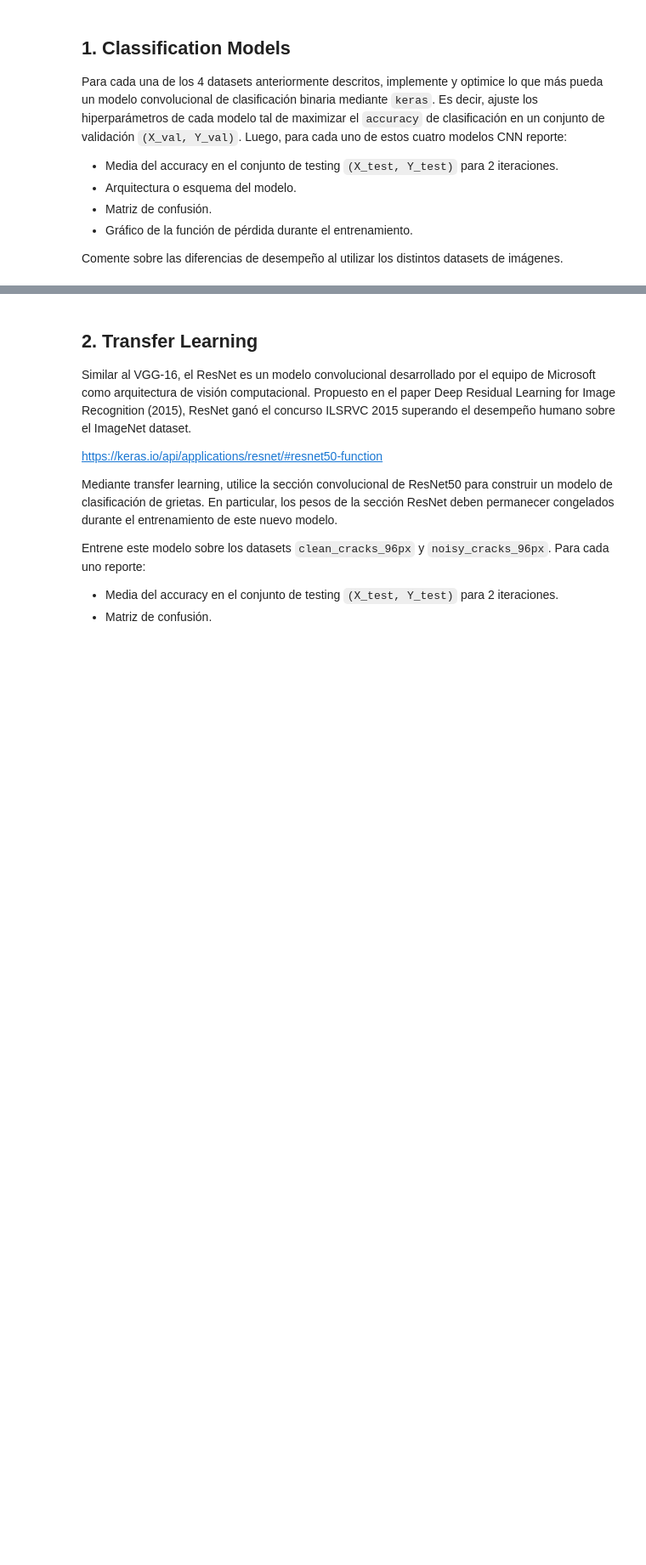
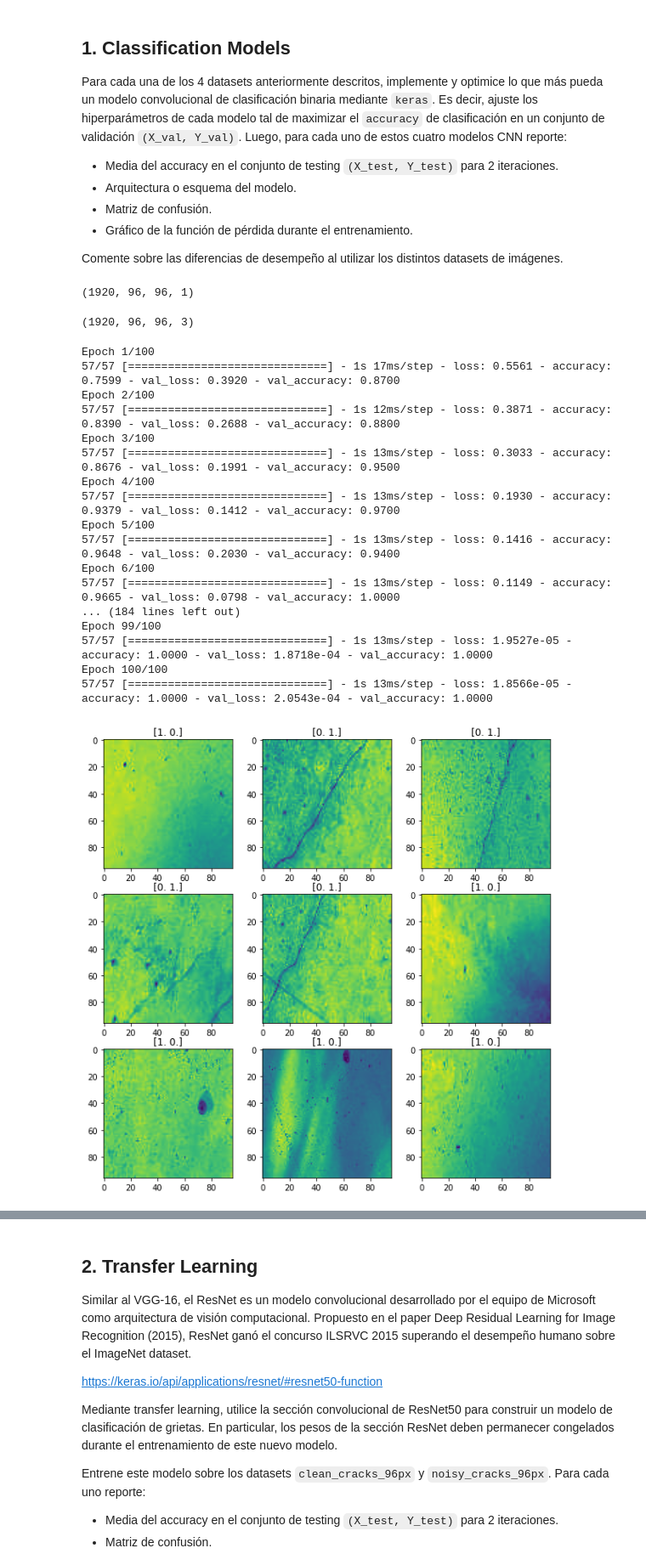
Before and after one commit to MartinVIllesca/ME7260-Aprendizaje-Profundo-en-Diagnostico-y-Pronostico-de-Fallas, a Jupyter notebook: t2/tarea_02.ipynb, the cells around one changed output, grey strips where cells are left out. Shown at 85% size. Drawn from its saved outputs; the diff is of its cells as text; code cells hidden in the pictures; blank space fills up the shorter version.

```diff
--- a/t2/tarea_02.ipynb
+++ b/t2/tarea_02.ipynb
@@ -83,0 +197,33 @@ Comente sobre las diferencias de desempeño al utilizar los distintos datasets d
+# %%
+# carga de datos
+def cargaDatos(archivo, imshape):
+    with np.load(archivo) as data:
+        X_train = data['X_train'].reshape((-1, imshape, imshape, 1))
+        Y_train = to_categorical(data['Y_train'], num_classes=2)
+        X_test = data['X_test'].reshape((-1, imshape, imshape, 1))
+        Y_test = data['Y_test']
+    return X_train, Y_train, X_test, Y_test
+
+def crearModelo(input_shape):
+    model = models.Sequential()
+    model.add(layers.Conv2D(32, (3, 3), activation='relu', input_shape=input_shape))
+    model.add(layers.Conv2D(32, (3, 3), activation='relu'))
+    model.add(layers.MaxPooling2D((2, 2)))
+    model.add(layers.Flatten())
+    model.add(layers.Dense(64, activation='relu'))
+    model.add(layers.Dense(32, activation='relu'))
+    model.add(layers.Dense(2))
+
+    return model
+# %%
+def stackear(vector):
+    stacked = np.stack([vector, vector, vector], axis=3)
+    return stacked
+# %%
+X_train, _,_,_ = cargaDatos('/content/datasets/clean_cracks_96px.npz', 96)
+
+print(X_train.shape)
+stackear(X_train).reshape((-1,96,96,3)).shape
+# %% [output]
+(1920, 96, 96, 1)
+(1920, 96, 96, 3)
@@ -83,0 +277,22 @@ Comente sobre las diferencias de desempeño al utilizar los distintos datasets d
+# %%
+modelo96c, history96c, data96clean, acc = entrenarModelo('/content/datasets/clean_cracks_96px.npz', 96, lr=0.0001, epocas=100)
+modelo96c.summary()
+# %% [output]
+Epoch 1/100
+57/57 [==============================] - 1s 17ms/step - loss: 0.5561 - accuracy: 0.7599 - val_loss: 0.3920 - val_accuracy: 0.8700
+Epoch 2/100
+57/57 [==============================] - 1s 12ms/step - loss: 0.3871 - accuracy: 0.8390 - val_loss: 0.2688 - val_accuracy: 0.8800
+Epoch 3/100
+57/57 [==============================] - 1s 13ms/step - loss: 0.3033 - accuracy: 0.8676 - val_loss: 0.1991 - val_accuracy: 0.9500
+Epoch 4/100
+57/57 [==============================] - 1s 13ms/step - loss: 0.1930 - accuracy: 0.9379 - val_loss: 0.1412 - val_accuracy: 0.9700
+Epoch 5/100
+57/57 [==============================] - 1s 13ms/step - loss: 0.1416 - accuracy: 0.9648 - val_loss: 0.2030 - val_accuracy: 0.9400
+Epoch 6/100
+57/57 [==============================] - 1s 13ms/step - loss: 0.1149 - accuracy: 0.9665 - val_loss: 0.0798 - val_accuracy: 1.0000
+... (184 lines left out)
+Epoch 99/100
+57/57 [==============================] - 1s 13ms/step - loss: 1.9527e-05 - accuracy: 1.0000 - val_loss: 1.8718e-04 - val_accuracy: 1.0000
+Epoch 100/100
+57/57 [==============================] - 1s 13ms/step - loss: 1.8566e-05 - accuracy: 1.0000 - val_loss: 2.0543e-04 - val_accuracy: 1.0000
+[figure, added]
```
Also changed, not shown: parts of 14 cells of this notebook.
